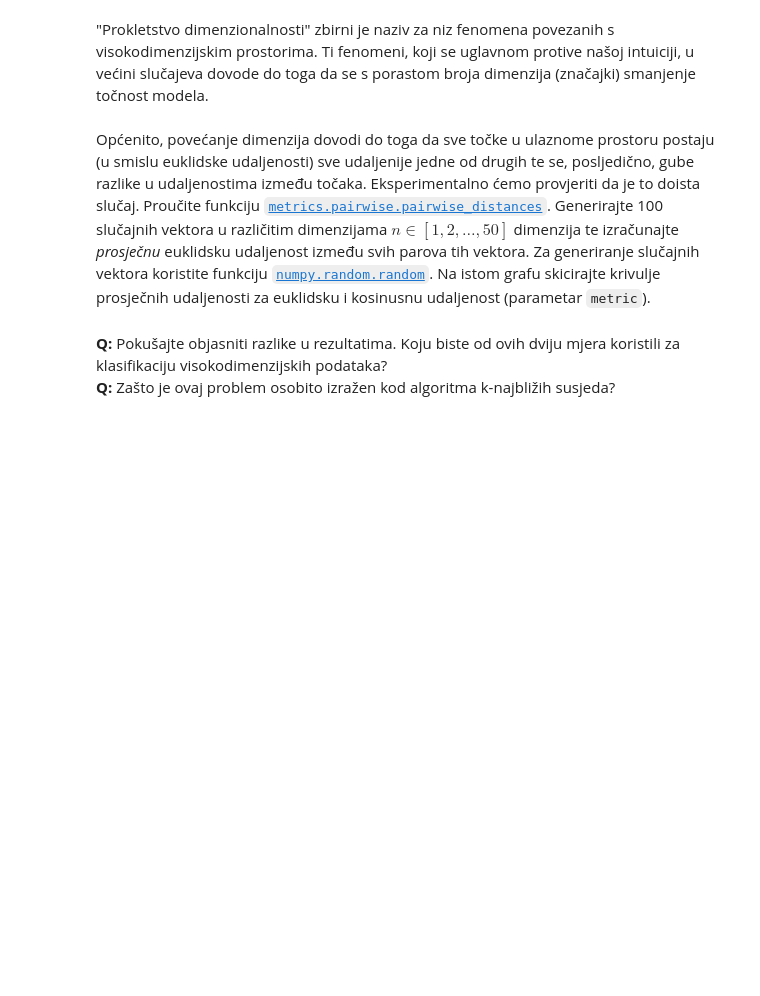
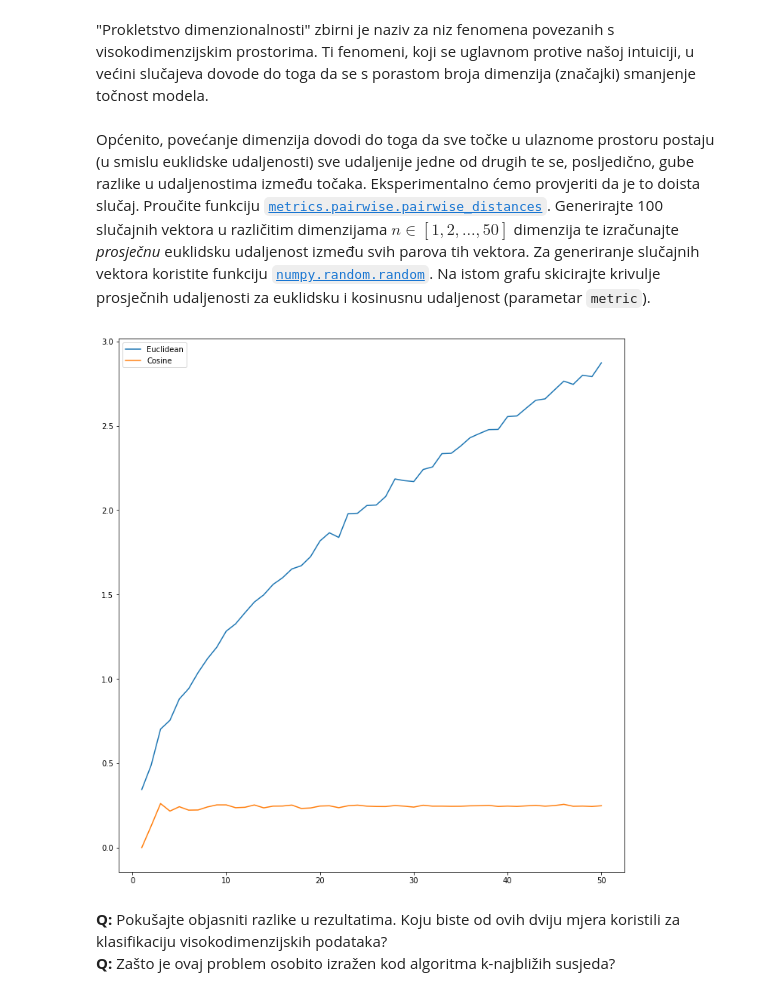
Before and after one commit to lkordis/ML-lab, a Jupyter notebook: Lab3/SU-2017-LAB03-SVM-i-kNN.ipynb, the cells around one changed output. Saved outputs shown, nothing was run; the diff lists cells and outputs as text; code cells hidden in the pictures; blank space fills up the shorter version.

```diff
--- a/Lab3/SU-2017-LAB03-SVM-i-kNN.ipynb
+++ b/Lab3/SU-2017-LAB03-SVM-i-kNN.ipynb
@@ -508,3 +534,28 @@ from numpy.random import random
+# %%
+from sklearn.metrics.pairwise import pairwise_distances
+from numpy.random import random
+
+vectors_euclidean, vectors_cosine = [], []
+
+for n in range(1,51):
+    dimension = []
+    for i in range(100):
+        dimension.append(random(size=n))
+
+    averages_euclidean, averages_cosine = [],[]
+    for x in pairwise_distances(dimension):
+        averages_euclidean.append(np.average(x))
+    vectors_euclidean.append(np.average(averages_euclidean))
+    for x in pairwise_distances(dimension,metric="cosine"):
+        averages_cosine.append(np.average(x))
+    vectors_cosine.append(np.average(averages_cosine))
+
+plt.plot(range(1,51), vectors_euclidean, label="Euclidean")
+plt.plot(range(1,51), vectors_cosine, label="Cosine")
+plt.legend()
+plt.show()
+# %% [output]
+[figure, added]
 # %% [markdown]
 **Q:** Pokušajte objasniti razlike u rezultatima. Koju biste od ovih dviju mjera koristili za klasifikaciju visokodimenzijskih podataka?
 **Q:** Zašto je ovaj problem osobito izražen kod algoritma k-najbližih susjeda?
```
Also changed, not shown: parts of 12 cells of this notebook, 1 other file.
